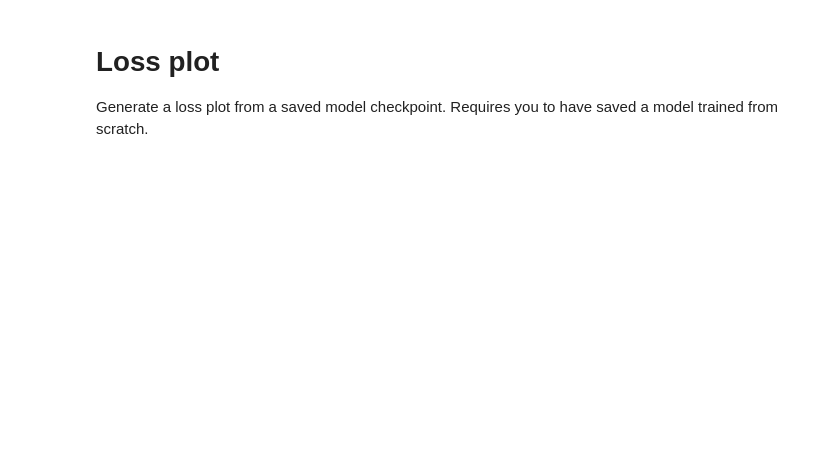
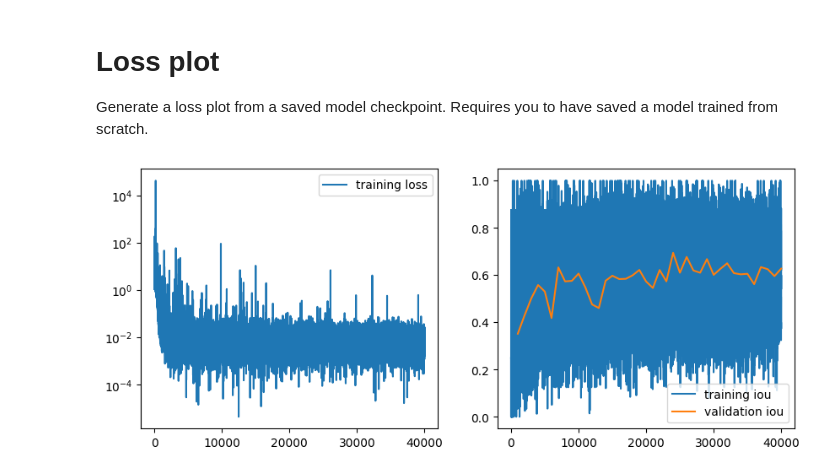
Before and after one commit to JakobLC/AmbDiffSeg, a Jupyter notebook: notebooks/visualize.ipynb, the cells around one changed output. Saved outputs shown, nothing was run; the diff lists cells and outputs as text; code cells hidden in the pictures; blank space fills up the shorter version.

```diff
--- a/notebooks/visualize.ipynb
+++ b/notebooks/visualize.ipynb
@@ -7,33 +5,35 @@ python sample.py --name_match_str "*/*/01-28-17-24_lidcv8[super_long][rare_gen]_
 # %%
 import torch
 import matplotlib.pyplot as plt
 
 loaded = torch.load("../saves/default.pt",weights_only=False)
 
 train_steps = []
 train_loss = []
 train_iou = []
 vali_iou = []
 vali_steps = []
 for k,v in loaded["metrics"]["train"].items():
     train_steps.append(k)
     train_loss.append(v["loss"])
     train_iou.append(v["iou"])
 for k,v in loaded["metrics"]["vali"].items():
     vali_steps.append(k)
     vali_iou.append(v["iou"])
 
 
-plt.figure(figsize=(14,4))
+plt.figure(figsize=(10,4))
 plt.subplot(1,2,1)
 plt.plot(train_steps,train_loss,label="training loss")
 plt.yscale("log")
 plt.legend()
 plt.subplot(1,2,2)
 plt.plot(train_steps,train_iou,label="training iou")
 plt.plot(vali_steps,vali_iou,label="validation iou")
 plt.legend()
 plt.show()
+# %% [output]
+[figure, added]
 # %%
 import matplotlib.pyplot as plt
 import torch
```
Also changed, not shown: parts of 2 cells of this notebook, 11 other files.
